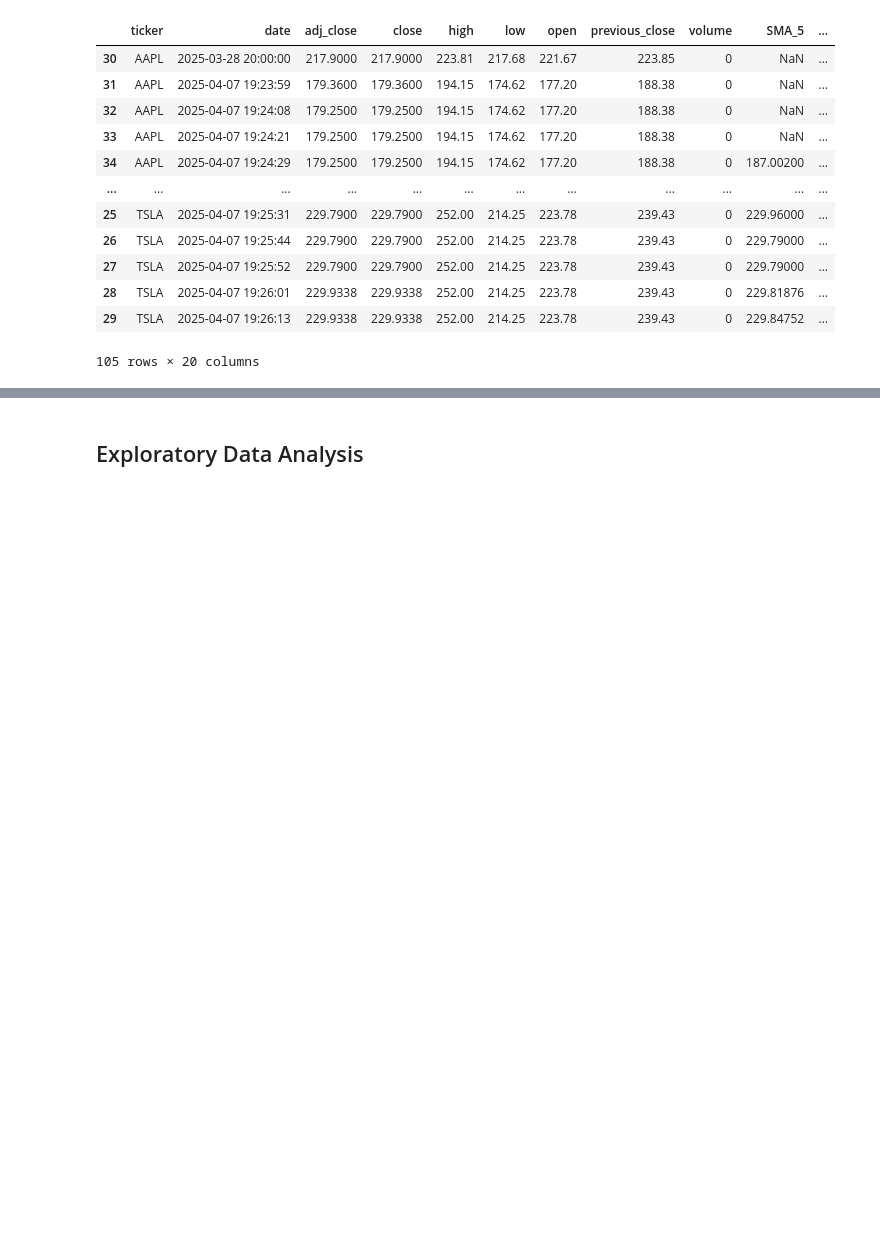
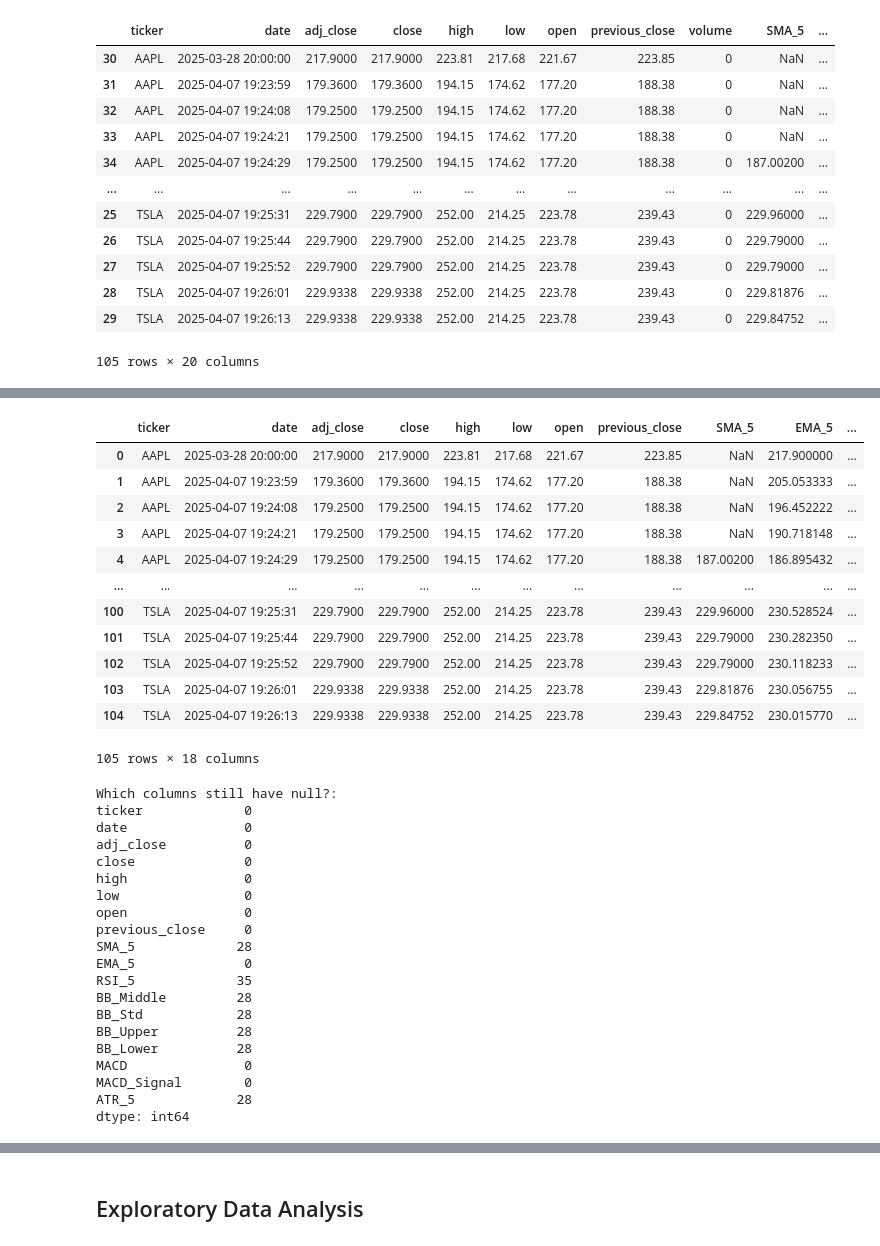
Before and after one commit to HaseemArshad/Stock-Market-Prediction-Model, a Jupyter notebook: StockMarketPredictionModel.ipynb, the cells around one changed output, grey strips where cells are left out. Drawn from its saved outputs; the diff is of its cells as text; code cells hidden in the pictures; blank space fills up the shorter version.

Commit message:
realtime,final clean

```diff
--- a/StockMarketPredictionModel.ipynb
+++ b/StockMarketPredictionModel.ipynb
@@ -402,0 +405,51 @@ display(df_cleaned_cass_features)
+# %%
+def final_clean_realtime(df):
+    # Drop OBV and volume since they're not useful
+    df = df.drop(columns=['volume', 'OBV'], errors='ignore')
+
+    # Drop rows where ALL of the engineered rolling features are NaN
+    rolling_cols = ['SMA_5', 'EMA_5', 'RSI_5', 'BB_Middle', 'BB_Std', 'BB_Upper', 'BB_Lower', 'ATR_5']
+    df = df.dropna(subset=rolling_cols, how='all')
+
+    # Optional: reset index
+    df = df.reset_index(drop=True)
+
+    return df
+df_cass_final = final_clean_realtime(df_cleaned_cass_features)
+display(df_cass_final)
+print('Which columns still have null?:')
+print(df_cass_final.isnull().sum())
+# %% [output]
+|  | ticker | date | adj_close | close | high | low | open | previous_close | SMA_5 | EMA_5 | ... |
+| 0 | AAPL | 2025-03-28 20:00:00 | 217.9000 | 217.9000 | 223.81 | 217.68 | 221.67 | 223.85 | NaN | 217.900000 | ... |
+| 1 | AAPL | 2025-04-07 19:23:59 | 179.3600 | 179.3600 | 194.15 | 174.62 | 177.20 | 188.38 | NaN | 205.053333 | ... |
+| 2 | AAPL | 2025-04-07 19:24:08 | 179.2500 | 179.2500 | 194.15 | 174.62 | 177.20 | 188.38 | NaN | 196.452222 | ... |
+| 3 | AAPL | 2025-04-07 19:24:21 | 179.2500 | 179.2500 | 194.15 | 174.62 | 177.20 | 188.38 | NaN | 190.718148 | ... |
+| 4 | AAPL | 2025-04-07 19:24:29 | 179.2500 | 179.2500 | 194.15 | 174.62 | 177.20 | 188.38 | 187.00200 | 186.895432 | ... |
+| ... | ... | ... | ... | ... | ... | ... | ... | ... | ... | ... | ... |
+| 100 | TSLA | 2025-04-07 19:25:31 | 229.7900 | 229.7900 | 252.00 | 214.25 | 223.78 | 239.43 | 229.96000 | 230.528524 | ... |
+| 101 | TSLA | 2025-04-07 19:25:44 | 229.7900 | 229.7900 | 252.00 | 214.25 | 223.78 | 239.43 | 229.79000 | 230.282350 | ... |
+| 102 | TSLA | 2025-04-07 19:25:52 | 229.7900 | 229.7900 | 252.00 | 214.25 | 223.78 | 239.43 | 229.79000 | 230.118233 | ... |
+| 103 | TSLA | 2025-04-07 19:26:01 | 229.9338 | 229.9338 | 252.00 | 214.25 | 223.78 | 239.43 | 229.81876 | 230.056755 | ... |
+| 104 | TSLA | 2025-04-07 19:26:13 | 229.9338 | 229.9338 | 252.00 | 214.25 | 223.78 | 239.43 | 229.84752 | 230.015770 | ... |
+105 rows × 18 columns
+Which columns still have null?:
+ticker             0
+date               0
+adj_close          0
+close              0
+high               0
+low                0
+open               0
+previous_close     0
+SMA_5             28
+EMA_5              0
+RSI_5             35
+BB_Middle         28
+BB_Std            28
+BB_Upper          28
+BB_Lower          28
+MACD               0
+MACD_Signal        0
+ATR_5             28
+dtype: int64
```
Also changed, not shown: parts of 3 cells of this notebook.
